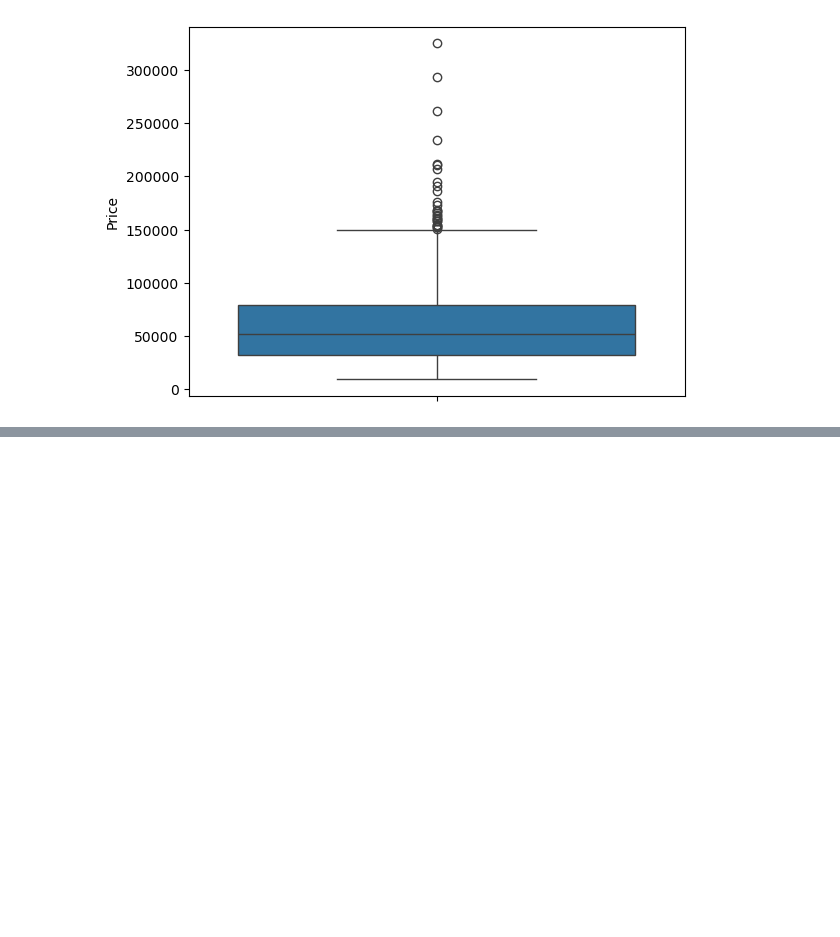
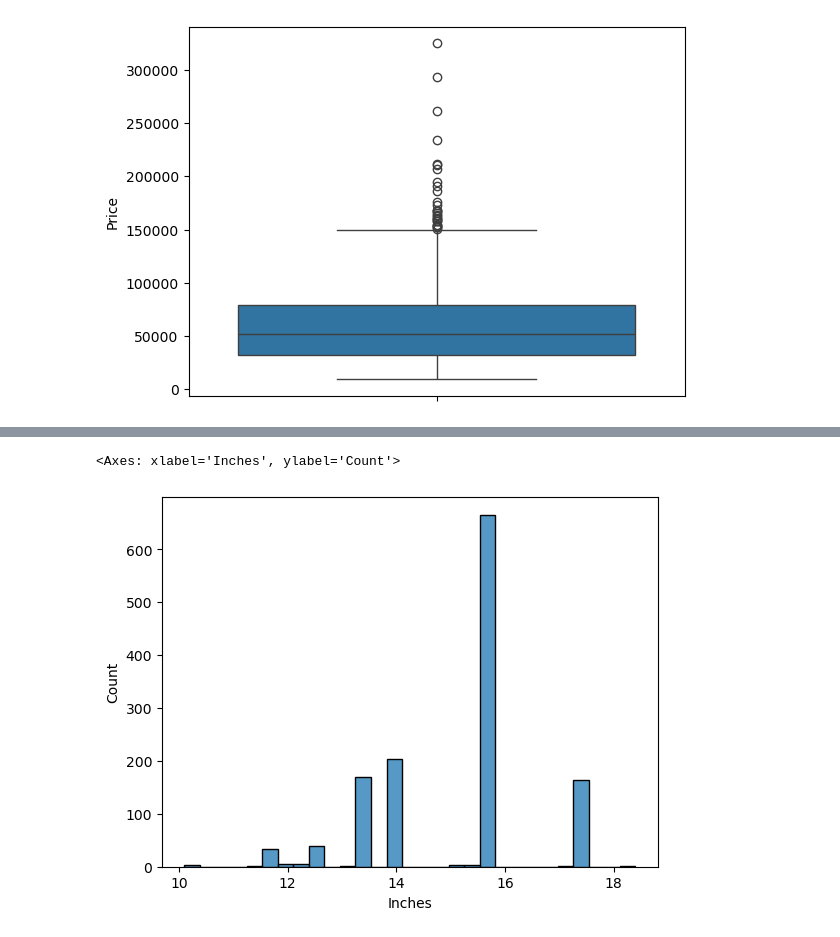
Before and after one commit to vanix056/Laptop_Price_predictor, a Jupyter notebook: Laptop_price_predictor.ipynb, the cells around one changed output, grey strips where cells are left out. Cells and saved outputs as stored; diff of their text form; code cells hidden in the pictures; blank space fills up the shorter version.

```diff
--- a/Laptop_price_predictor.ipynb
+++ b/Laptop_price_predictor.ipynb
@@ -113,0 +133,5 @@ read_csv['Company'].value_counts().plot(kind='bar')
+# %%
+sb.histplot(read_csv['Inches'])
+# %% [output]
+<Axes: xlabel='Inches', ylabel='Count'>
+[figure, added]
```
Also changed, not shown: parts of 7 cells of this notebook.
